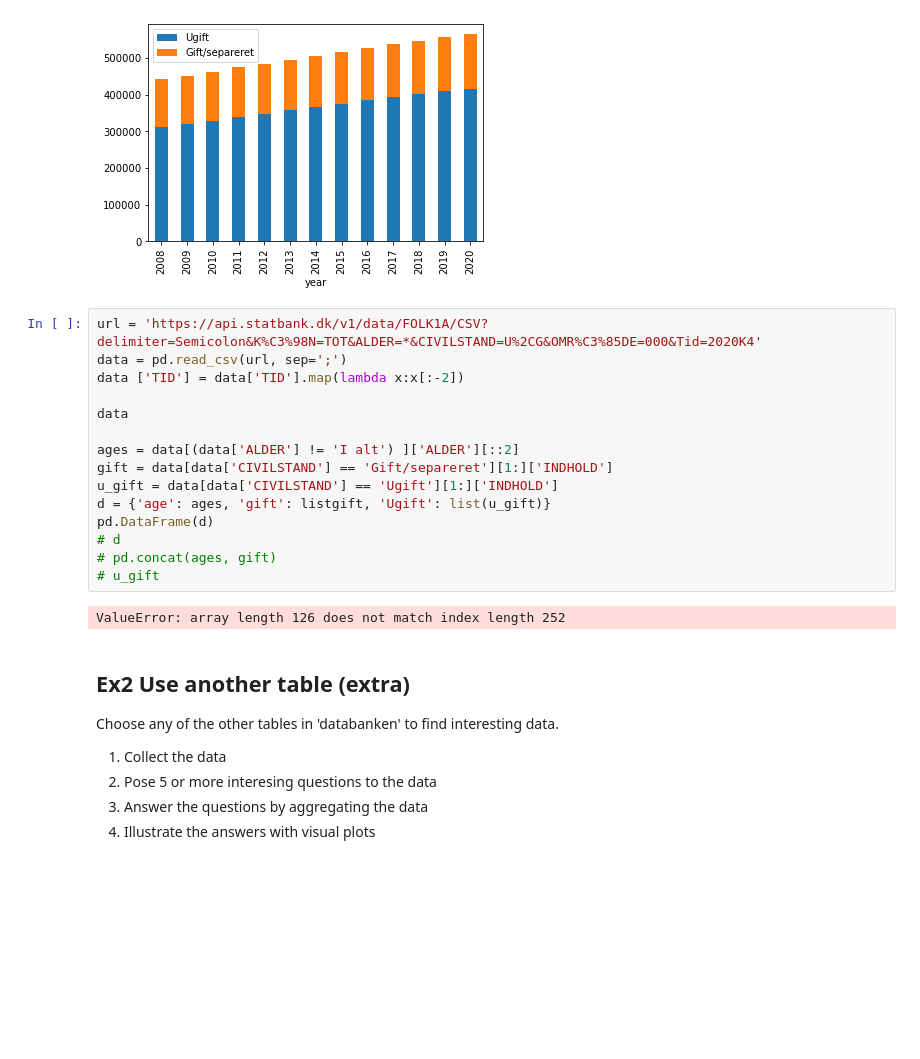
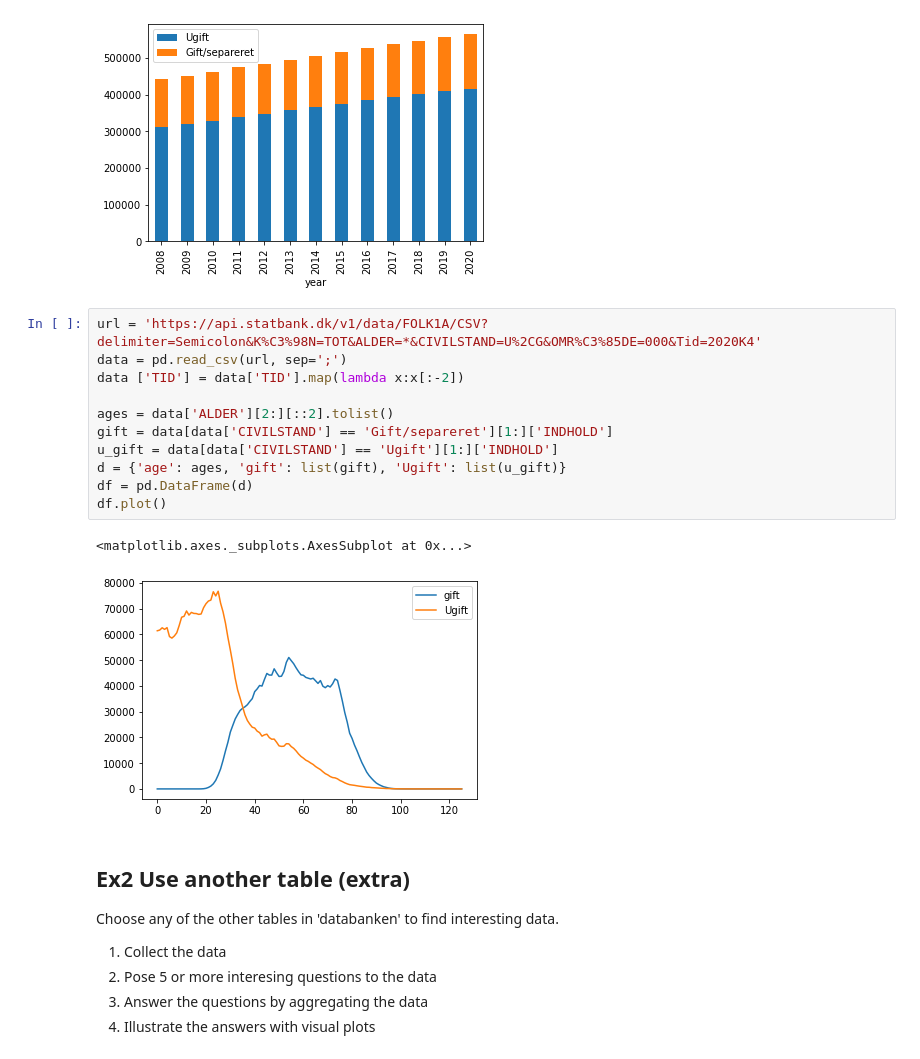
Before and after one commit to GGGE99/python_handin, a Jupyter notebook: Week_5.ipynb, the cells around one changed output. Saved outputs shown, nothing was run; the diff lists cells and outputs as text; blank space fills up the shorter version.

```diff
--- a/Week_5.ipynb
+++ b/Week_5.ipynb
@@ -64,20 +64,17 @@ df.plot.bar(stacked=True)
 # %%
 url = 'https://api.statbank.dk/v1/data/FOLK1A/CSV?delimiter=Semicolon&K%C3%98N=TOT&ALDER=*&CIVILSTAND=U%2CG&OMR%C3%85DE=000&Tid=2020K4'
 data = pd.read_csv(url, sep=';')
 data ['TID'] = data['TID'].map(lambda x:x[:-2])
 
-data
-
-ages = data[(data['ALDER'] != 'I alt') ]['ALDER'][::2]
+ages = data['ALDER'][2:][::2].tolist()
 gift = data[data['CIVILSTAND'] == 'Gift/separeret'][1:]['INDHOLD']
 u_gift = data[data['CIVILSTAND'] == 'Ugift'][1:]['INDHOLD']
-d = {'age': ages, 'gift': listgift, 'Ugift': list(u_gift)}
-pd.DataFrame(d)
-# d
-# pd.concat(ages, gift)
-# u_gift
+d = {'age': ages, 'gift': list(gift), 'Ugift': list(u_gift)}
+df = pd.DataFrame(d)
+df.plot()
 # %% [output]
-ValueError: array length 126 does not match index length 252
+<matplotlib.axes._subplots.AxesSubplot at 0x...>
+[figure, added]
 # %% [markdown]
 ## Ex2 Use another table (extra)
 Choose any of the other tables in 'databanken' to find interesting data.
```
Also changed, not shown: 1 other file.
